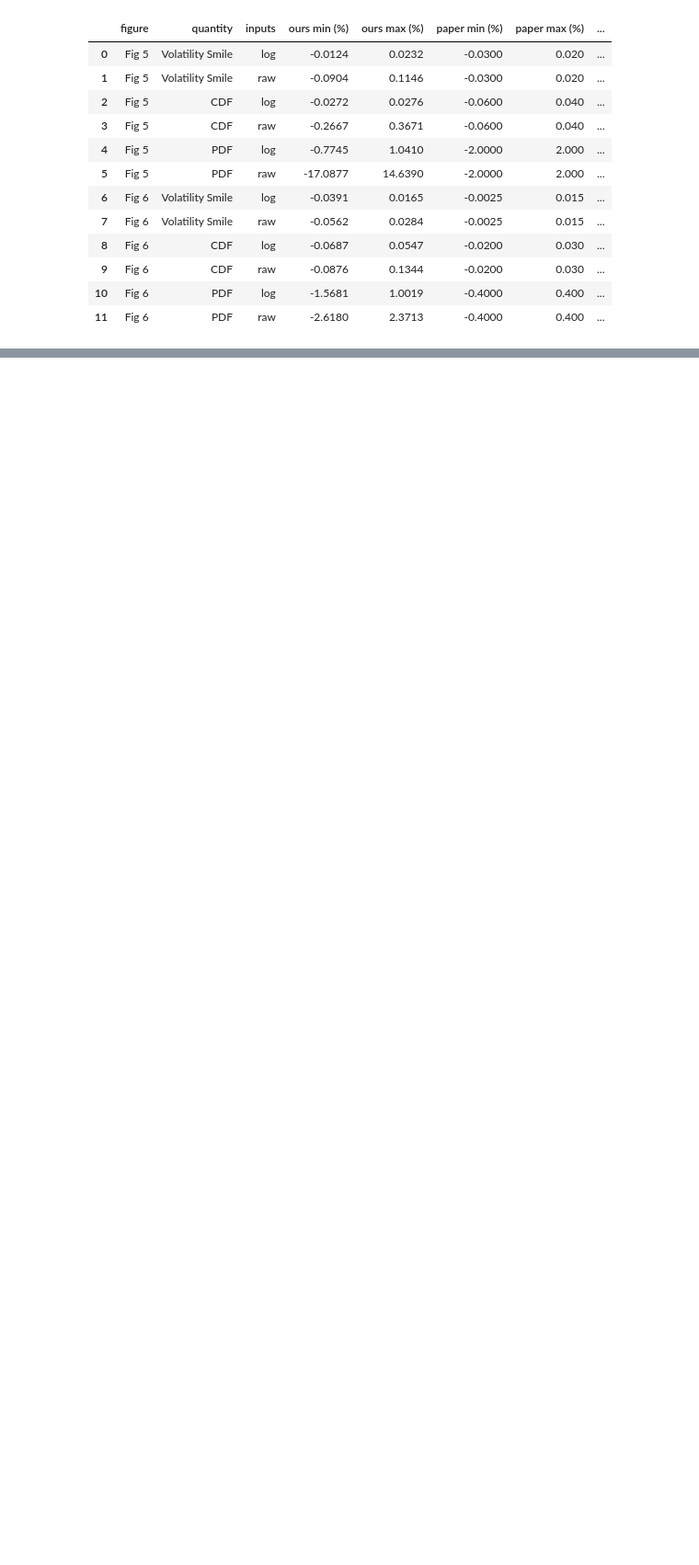
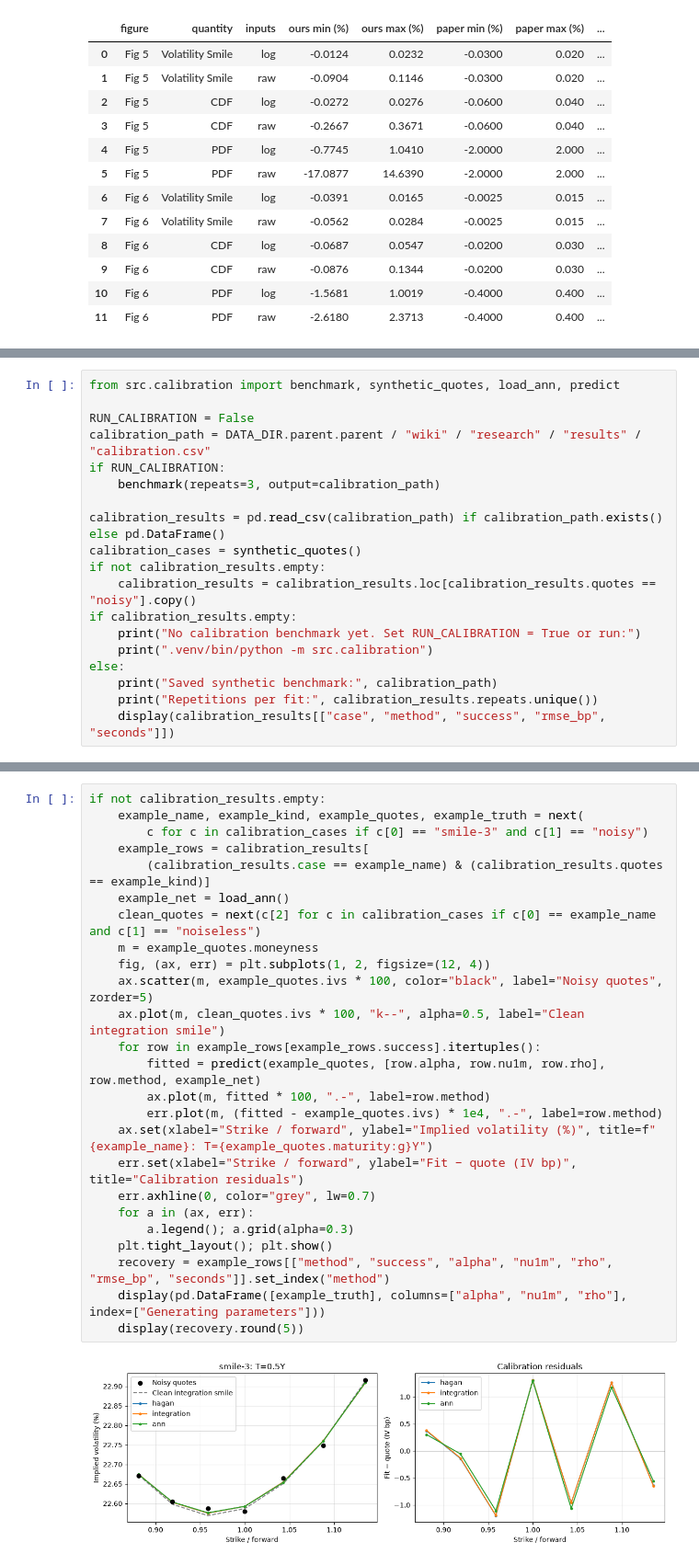
Before and after one commit to SindreVeum/AQF-darth-hedger, a Jupyter notebook: AQF_S2_ANN_Hagan.ipynb, the cells around one changed output, grey strips where cells are left out. Shown at 92% size. Drawn from its saved outputs; the diff is of its cells as text; blank space fills up the shorter version.

```diff
--- a/AQF_S2_ANN_Hagan.ipynb
+++ b/AQF_S2_ANN_Hagan.ipynb
@@ -326,0 +505,19 @@ Figures 2–6: see the 'within paper range' columns above.
+# %%
+from src.calibration import benchmark, synthetic_quotes, load_ann, predict
+
+RUN_CALIBRATION = False
+calibration_path = DATA_DIR.parent.parent / "wiki" / "research" / "results" / "calibration.csv"
+if RUN_CALIBRATION:
+    benchmark(repeats=3, output=calibration_path)
+
+calibration_results = pd.read_csv(calibration_path) if calibration_path.exists() else pd.DataFrame()
+calibration_cases = synthetic_quotes()
+if not calibration_results.empty:
+    calibration_results = calibration_results.loc[calibration_results.quotes == "noisy"].copy()
+if calibration_results.empty:
+    print("No calibration benchmark yet. Set RUN_CALIBRATION = True or run:")
+    print(".venv/bin/python -m src.calibration")
+else:
+    print("Saved synthetic benchmark:", calibration_path)
+    print("Repetitions per fit:", calibration_results.repeats.unique())
+    display(calibration_results[["case", "method", "success", "rmse_bp", "seconds"]])
@@ -326,0 +573,27 @@ Figures 2–6: see the 'within paper range' columns above.
+# %%
+if not calibration_results.empty:
+    example_name, example_kind, example_quotes, example_truth = next(
+        c for c in calibration_cases if c[0] == "smile-3" and c[1] == "noisy")
+    example_rows = calibration_results[
+        (calibration_results.case == example_name) & (calibration_results.quotes == example_kind)]
+    example_net = load_ann()
+    clean_quotes = next(c[2] for c in calibration_cases if c[0] == example_name and c[1] == "noiseless")
+    m = example_quotes.moneyness
+    fig, (ax, err) = plt.subplots(1, 2, figsize=(12, 4))
+    ax.scatter(m, example_quotes.ivs * 100, color="black", label="Noisy quotes", zorder=5)
+    ax.plot(m, clean_quotes.ivs * 100, "k--", alpha=0.5, label="Clean integration smile")
+    for row in example_rows[example_rows.success].itertuples():
+        fitted = predict(example_quotes, [row.alpha, row.nu1m, row.rho], row.method, example_net)
+        ax.plot(m, fitted * 100, ".-", label=row.method)
+        err.plot(m, (fitted - example_quotes.ivs) * 1e4, ".-", label=row.method)
+    ax.set(xlabel="Strike / forward", ylabel="Implied volatility (%)", title=f"{example_name}: T={example_quotes.maturity:g}Y")
+    err.set(xlabel="Strike / forward", ylabel="Fit − quote (IV bp)", title="Calibration residuals")
+    err.axhline(0, color="grey", lw=0.7)
+    for a in (ax, err):
+        a.legend(); a.grid(alpha=0.3)
+    plt.tight_layout(); plt.show()
+    recovery = example_rows[["method", "success", "alpha", "nu1m", "rho", "rmse_bp", "seconds"]].set_index("method")
+    display(pd.DataFrame([example_truth], columns=["alpha", "nu1m", "rho"], index=["Generating parameters"]))
+    display(recovery.round(5))
+# %% [output]
+[figure, added]
```
Also changed, not shown: parts of 22 cells of this notebook, 12 other files.
